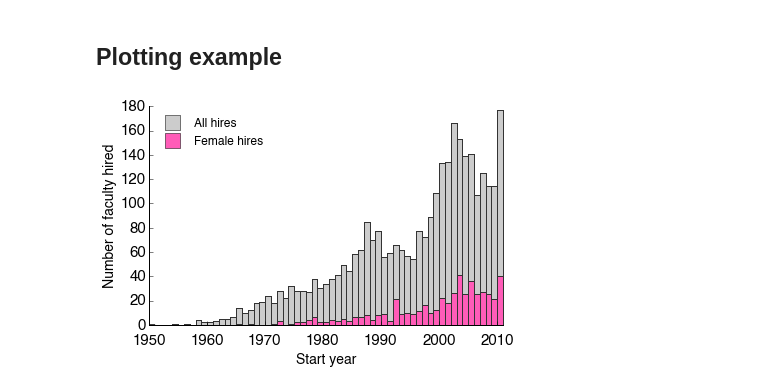
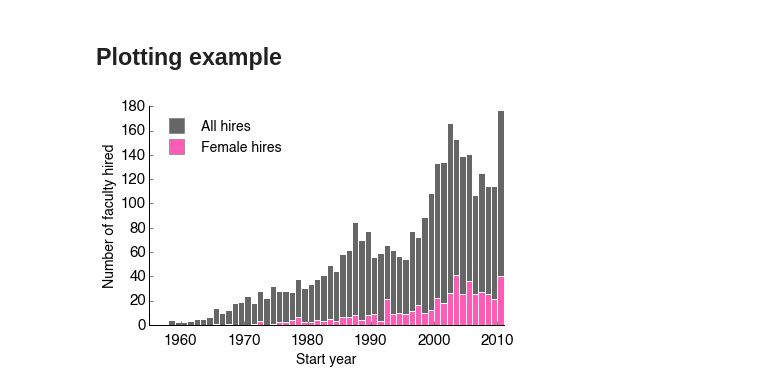
Before and after one commit to samfway/faculty_hiring, a Jupyter notebook: notebooks/Examples_Loading_and_Playing.ipynb, the cells around one changed output. Saved outputs shown, nothing was run; the diff lists cells and outputs as text; code cells hidden in the pictures.

Commit message:
Added old plots, optimization updates

```diff
--- a/notebooks/Examples_Loading_and_Playing.ipynb
+++ b/notebooks/Examples_Loading_and_Playing.ipynb
@@ -98,31 +99,32 @@ George Mason University 2000
 # %%
 fig, ax = plt.subplots(1, 1, figsize=(6,4))
 
 start_years = np.zeros(len(faculty), dtype=int)
 female_start_years = []
 
 for i, f in enumerate(faculty):
     start_years[i] = f.first_asst_job_year
     if f.sex == 'F':
         female_start_years.append(f.first_asst_job_year)
 
-bins = np.arange(1950, 2012)
+bins = np.arange(1955, 2012)
 
 # I have a lot of pre-defined font sizes and stuff that are in faculty_hiring.misc.plotting
 # Try to use these wherever possible to help keep things consistent.
-ax.set_xlim(1950, 2011)
-ax.hist(start_years, bins=bins, color=LIGHT_COLOR, edgecolor=DARK_COLOR, clip_on=False, label='All hires')
-ax.hist(female_start_years, bins=bins, color=FEMALE_COLOR, edgecolor=DARK_COLOR, clip_on=False, label='Female hires')
+ax.set_xlim(1955, 2011)
+ax.hist(start_years, bins=bins, color=DARK_COLOR, edgecolor='w', clip_on=False, label='All hires')
+ax.hist(female_start_years, bins=bins, color=FEMALE_COLOR, edgecolor='w', clip_on=False, label='Female hires')
 ax.set_xlabel('Start year', fontsize=LABEL_SIZE)
 ax.set_ylabel('Number of faculty hired', fontsize=LABEL_SIZE)
 ax.tick_params(axis='both', which='major', labelsize=TICK_SIZE)
 hide_right_top_axis(ax)
 
-fake_line_all = Line2D(range(1), range(1), color=LIGHT_COLOR, marker='s',markersize=15, linestyle='None')
-fake_line_f = Line2D(range(1), range(1), color=FEMALE_COLOR, marker='s',markersize=15, linestyle='None')
-plt.legend((fake_line_all,fake_line_f),('All hires','Female hires'), numpoints=1, loc='upper left', frameon=False)
+fake_line_all = Line2D(range(1), range(1), color=DARK_COLOR, marker='s',markersize=15, linestyle='None', markeredgecolor=DARK_COLOR)
+fake_line_f = Line2D(range(1), range(1), color=FEMALE_COLOR, marker='s',markersize=15, linestyle='None', markeredgecolor=DARK_COLOR)
+plt.legend((fake_line_all,fake_line_f),('All hires','Female hires'), numpoints=1, loc='upper left', frameon=False, fontsize=LABEL_SIZE)
 #ax.legend(loc='upper left', frameon=False)
+plt.savefig('/Users/samway/Desktop/hist.pdf')
 
 plt.show()
 # %% [output]
-[figure, old version]
+[figure, new version]
```
Also changed, not shown: parts of 3 cells of this notebook, 3 other files.
